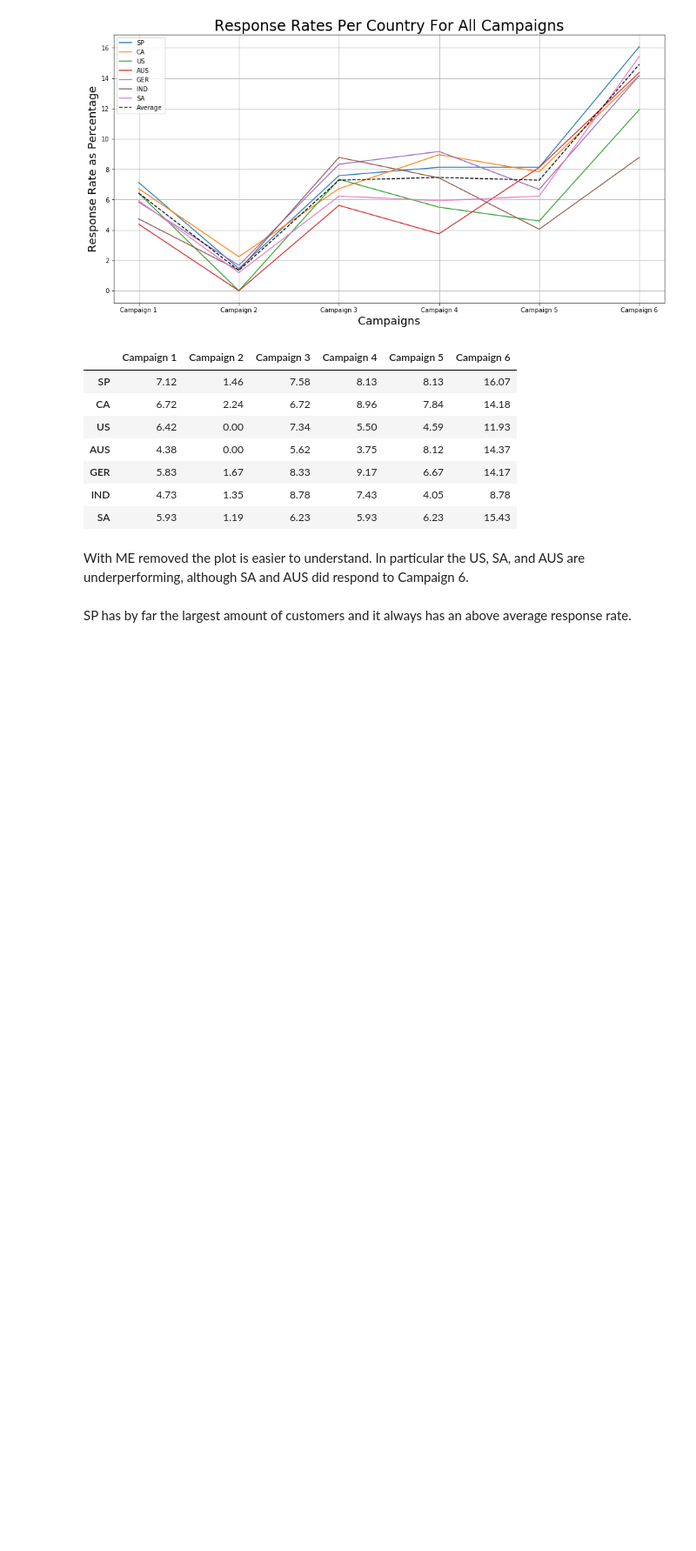
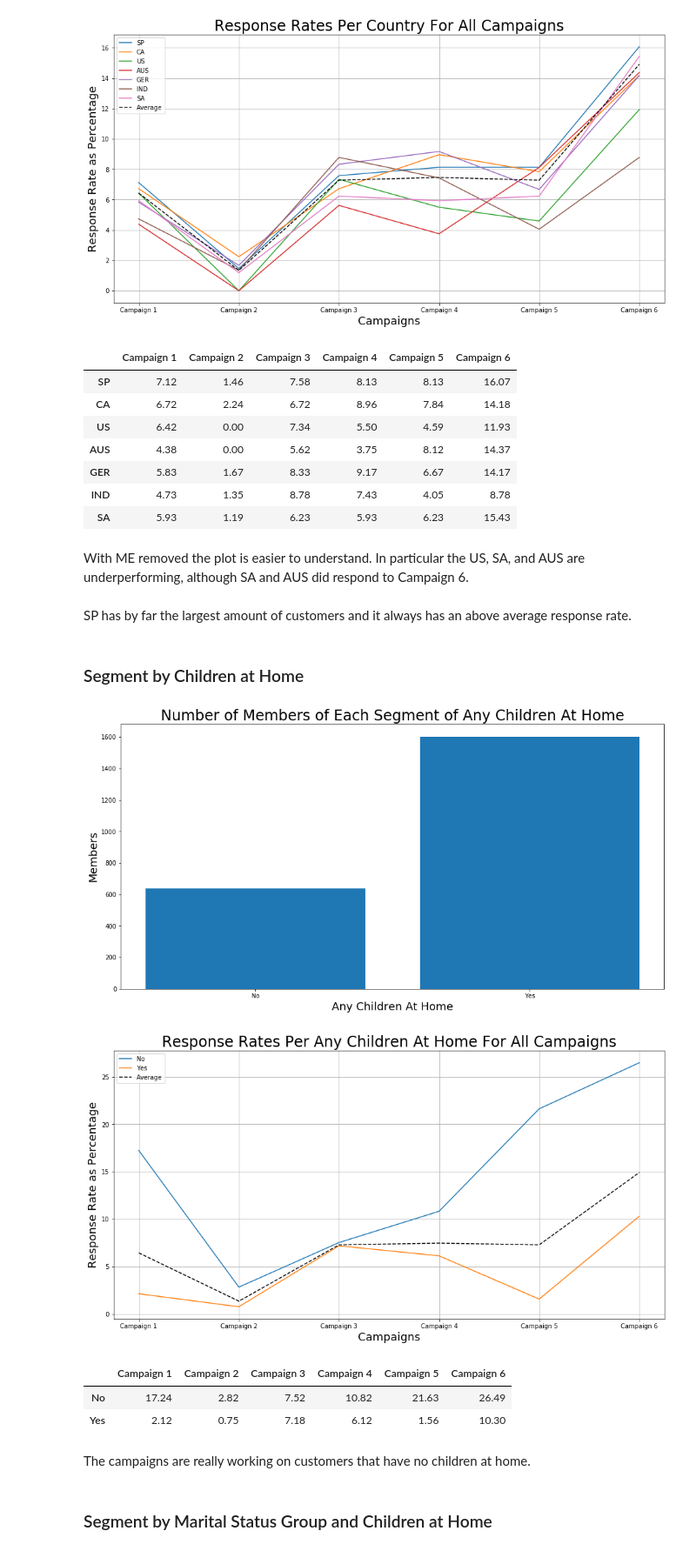
Before and after one commit to merb92/marketing-analytics-xyz, a Jupyter notebook: notebooks/01-eda.ipynb, the cells around one changed output. Shown at 87% size. Drawn from its saved outputs; the diff is of its cells as text; code cells hidden in the pictures; blank space fills up the shorter version.

Commit message:
Add segment by marital status and children at home

```diff
--- a/notebooks/01-eda.ipynb
+++ b/notebooks/01-eda.ipynb
@@ -835,3 +835,26 @@ segment_response_rates(df, 'Country', 'Country', campaigns, campaigns_text, igno
 With ME removed the plot is easier to understand.  In particular the US, SA, and AUS are underperforming, although SA and AUS did respond to Campaign 6.
 # %% [markdown]
 SP has by far the largest amount of customers and it always has an above average response rate.
+# %% [markdown]
+### Segment by Children at Home
+# %%
+def any_children(customer):
+    """Return 'No' if no children and 'Yes' if there are any kids or teens at home"""
+    if customer.Kidhome > 0 or customer.Teenhome > 0:
+        return 'Yes'
+    else:
+        return 'No'
+# %%
+df['any_children'] = df.apply(any_children, axis=1)
+# %%
+segment_response_rates(df, 'any_children', 'Any Children At Home', campaigns, campaigns_text)
+# %% [output]
+[figure, added]
+[figure, added]
+|  | Campaign 1 | Campaign 2 | Campaign 3 | Campaign 4 | Campaign 5 | Campaign 6 |
+| No | 17.24 | 2.82 | 7.52 | 10.82 | 21.63 | 26.49 |
+| Yes | 2.12 | 0.75 | 7.18 | 6.12 | 1.56 | 10.30 |
+# %% [markdown]
+The campaigns are really working on customers that have no children at home.
+# %% [markdown]
+### Segment by Marital Status Group and Children at Home
```
Also changed, not shown: parts of 4 cells of this notebook.
